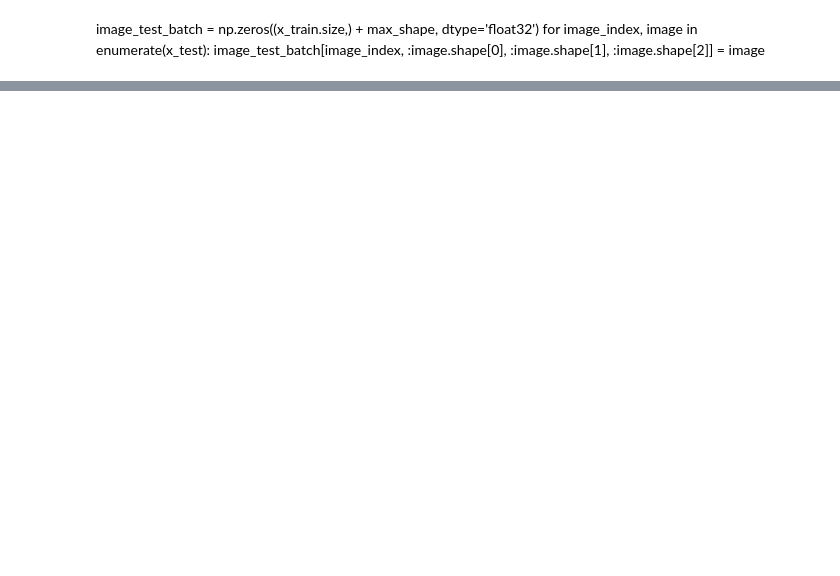
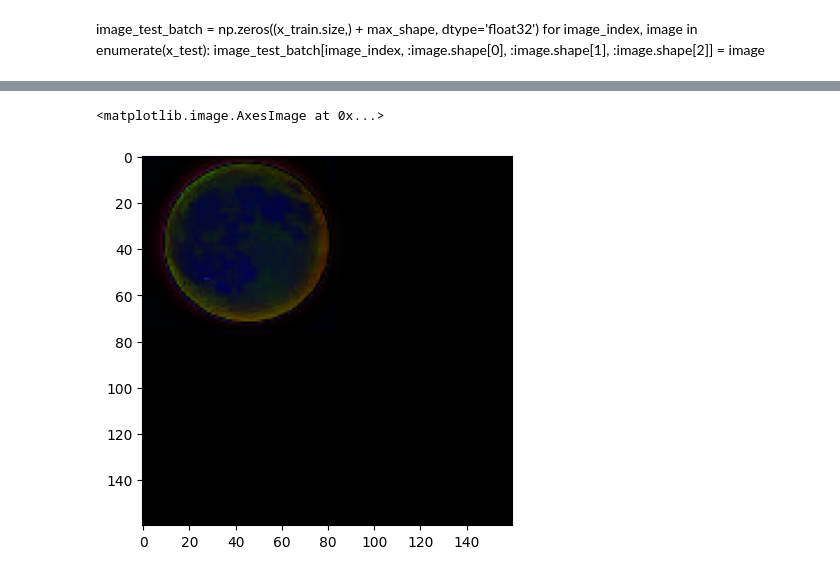
Before and after one commit to hziya/sharpen-moon-picture, a Jupyter notebook: moon-picture.ipynb, the cells around one changed output, grey strips where cells are left out. Saved outputs shown, nothing was run; the diff lists cells and outputs as text; code cells hidden in the pictures; blank space fills up the shorter version.

```diff
--- a/moon-picture.ipynb
+++ b/moon-picture.ipynb
@@ -140,0 +199,5 @@ plt.show()
+# %%
+plt.imshow(np.square(image_batch[0] - decoded_imgs[0]))
+# %% [output]
+<matplotlib.image.AxesImage at 0x...>
+[figure, added]
```
Also changed, not shown: parts of 24 cells of this notebook.
